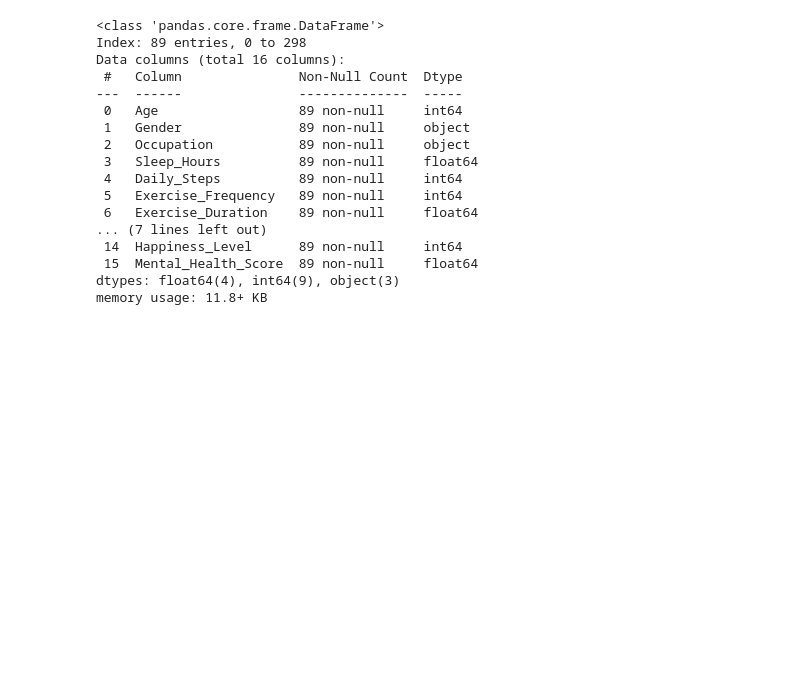
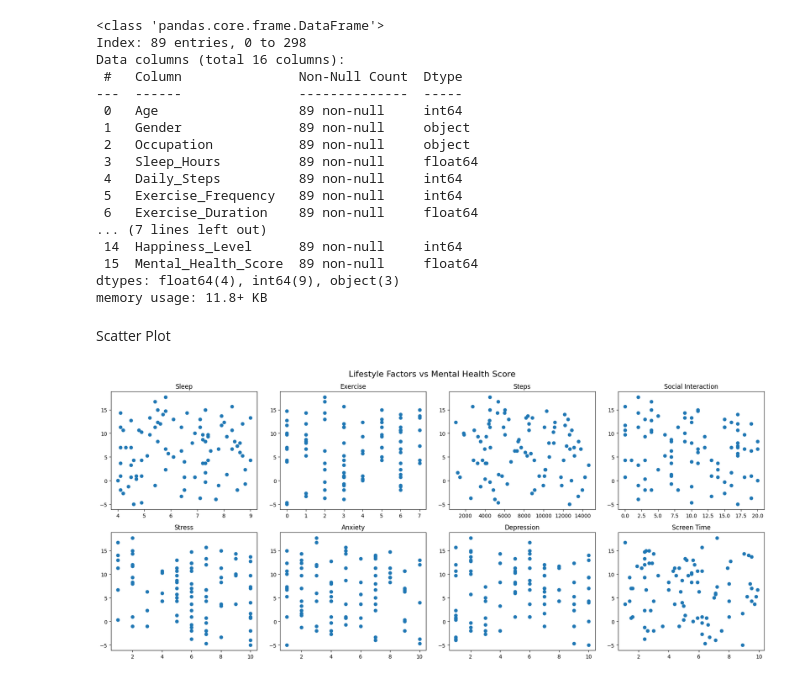
Before and after one commit to rjwright5/DTSC4302_GroupProject, a Jupyter notebook: Mental Health x Physical Activity.ipynb, the cells around one changed output. Saved outputs shown, nothing was run; the diff lists cells and outputs as text; code cells hidden in the pictures; blank space fills up the shorter version.

Commit message:
Add Models/Visuals

```diff
--- a/Mental Health x Physical Activity.ipynb
+++ b/Mental Health x Physical Activity.ipynb
@@ -168,3 +199,45 @@ Data columns (total 16 columns):
  15  Mental_Health_Score  89 non-null     float64
 dtypes: float64(4), int64(9), object(3)
 memory usage: 11.8+ KB
+# %% [markdown]
+Scatter Plot
+# %%
+# Visualize the relationships between lifestyle factors and mental health score
+fig, axes = plt.subplots(2, 4, figsize=(18, 8))
+
+# Positive factors
+axes[0, 0].scatter(df["Sleep_Hours"], df["Mental_Health_Score"])
+axes[0, 0].set_title("Sleep")
+
+axes[0, 1].scatter(df["Exercise_Frequency"], df["Mental_Health_Score"])
+axes[0, 1].set_title("Exercise")
+
+axes[0, 2].scatter(df["Daily_Steps"], df["Mental_Health_Score"])
+axes[0, 2].set_title("Steps")
+
+axes[0, 3].scatter(df["Social_Interaction"], df["Mental_Health_Score"])
+axes[0, 3].set_title("Social Interaction")
+
+# Negative factors
+axes[1, 0].scatter(df["Stress_Level"], df["Mental_Health_Score"])
+axes[1, 0].set_title("Stress")
+
+axes[1, 1].scatter(df["Anxiety_Level"], df["Mental_Health_Score"])
+axes[1, 1].set_title("Anxiety")
+
+axes[1, 2].scatter(df["Depression_Level"], df["Mental_Health_Score"])
+axes[1, 2].set_title("Depression")
+
+axes[1, 3].scatter(df["Screen_Time_Hours"], df["Mental_Health_Score"])
+axes[1, 3].set_title("Screen Time")
+
+# Improve layout
+for ax in axes.flat:
+    ax.set_xlabel("")
+    ax.set_ylabel("")
+
+fig.suptitle("Lifestyle Factors vs Mental Health Score", fontsize=16)
+plt.tight_layout()
+plt.show()
+# %% [output]
+[figure, added]
```
Also changed, not shown: parts of 28 cells of this notebook.
